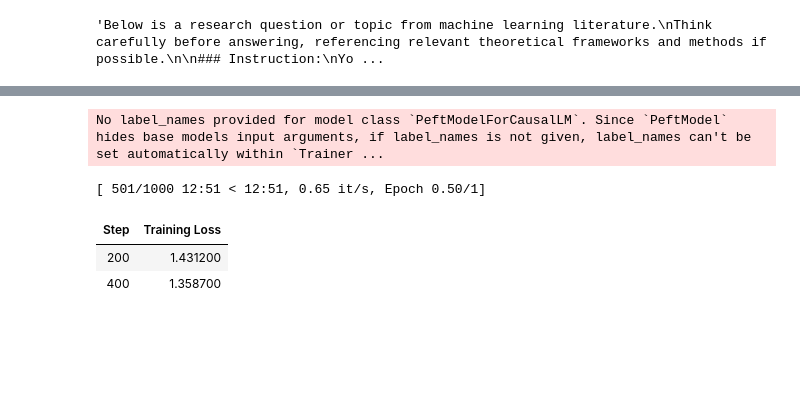
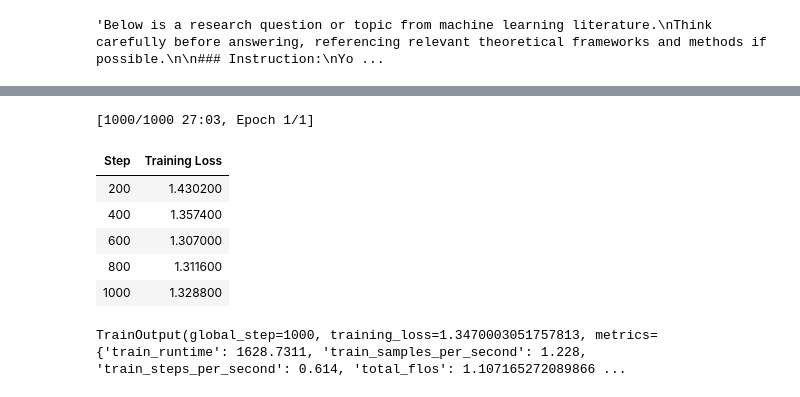
Before and after one commit to semioz/qwen-arxiv-finetune, a Jupyter notebook: main.ipynb, the cells around one changed output, grey strips where cells are left out. Drawn from its saved outputs; the diff is of its cells as text; code cells hidden in the pictures; blank space fills up the shorter version.

```diff
--- a/main.ipynb
+++ b/main.ipynb
@@ -181,7 +183,8 @@ training_arguments = TrainingArguments(
     fp16=False,
     bf16=False,
     group_by_length=True,
-    report_to="none"
+    report_to="none",
+    label_names=["labels"]
 )
 
 trainer = SFTTrainer(
@@ -191,19 +194,21 @@ trainer = SFTTrainer(
     peft_config=peft_config,
     data_collator=data_collator,
 )
-# %% [output]
-No label_names provided for model class `PeftModelForCausalLM`. Since `PeftModel` hides base models input arguments, if label_names is not given, label_names can't be set automatically within `Trainer ...
 # %%
 import gc, torch
 gc.collect()
 torch.cuda.empty_cache()
 model.config.use_cache = False
-trainer.train()
+trainer.train()3
 # %% [output]
-[ 501/1000 12:51 < 12:51, 0.65 it/s, Epoch 0.50/1]
+[1000/1000 27:03, Epoch 1/1]
 | Step | Training Loss |
-| 200 | 1.431200 |
-| 400 | 1.358700 |
+| 200 | 1.430200 |
+| 400 | 1.357400 |
+| 600 | 1.307000 |
+| 800 | 1.311600 |
+| 1000 | 1.328800 |
+TrainOutput(global_step=1000, training_loss=1.3470003051757813, metrics={'train_runtime': 1628.7311, 'train_samples_per_second': 1.228, 'train_steps_per_second': 0.614, 'total_flos': 1.107165272089866 ...
 # %%
 question = dataset[10]['title']
 inputs = tokenizer(
```
Also changed, not shown: parts of 4 cells of this notebook, 1 other file.
